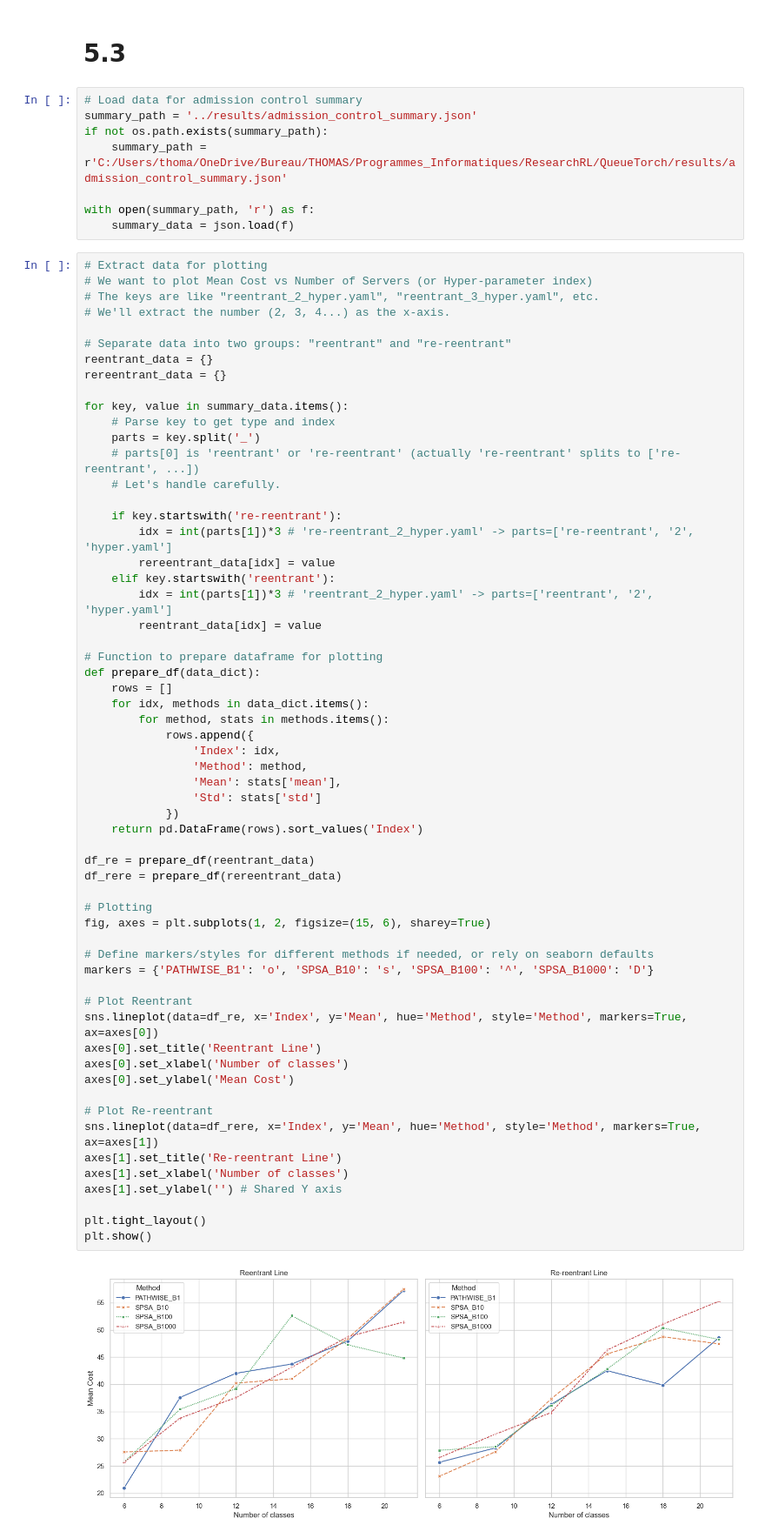
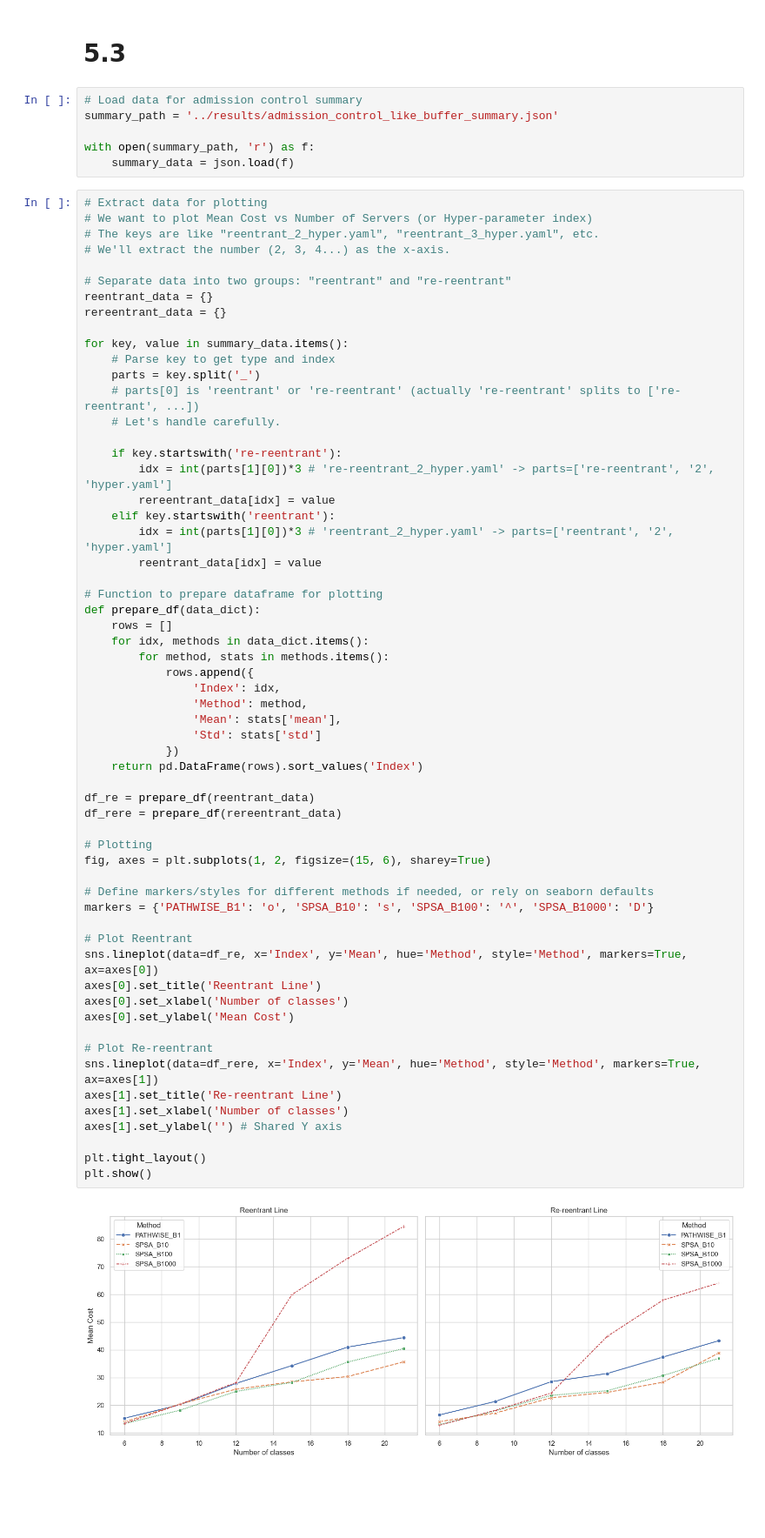
Before and after one commit to ThomasMoulin-hub/QueueTorchReviews, a Jupyter notebook: notebooks/reproducing_figs.ipynb, the cells around one changed output. Shown at 87% size. Saved outputs shown, nothing was run; the diff lists cells and outputs as text; blank space fills up the shorter version.

```diff
--- a/notebooks/reproducing_figs.ipynb
+++ b/notebooks/reproducing_figs.ipynb
@@ -232,9 +229,7 @@ plt.show()
 # 5.3
 # %%
 # Load data for admission control summary
-summary_path = '../results/admission_control_summary.json'
-if not os.path.exists(summary_path):
-    summary_path = r'C:/Users/thoma/OneDrive/Bureau/THOMAS/Programmes_Informatiques/ResearchRL/QueueTorch/results/admission_control_summary.json'
+summary_path = '../results/admission_control_like_buffer_summary.json'
 
 with open(summary_path, 'r') as f:
     summary_data = json.load(f)
@@ -255,10 +250,10 @@ for key, value in summary_data.items():
     # Let's handle carefully.
 
     if key.startswith('re-reentrant'):
-        idx = int(parts[1])*3 # 're-reentrant_2_hyper.yaml' -> parts=['re-reentrant', '2', 'hyper.yaml']
+        idx = int(parts[1][0])*3 # 're-reentrant_2_hyper.yaml' -> parts=['re-reentrant', '2', 'hyper.yaml']
         rereentrant_data[idx] = value
     elif key.startswith('reentrant'):
-        idx = int(parts[1])*3 # 'reentrant_2_hyper.yaml' -> parts=['reentrant', '2', 'hyper.yaml']
+        idx = int(parts[1][0])*3 # 'reentrant_2_hyper.yaml' -> parts=['reentrant', '2', 'hyper.yaml']
         reentrant_data[idx] = value
 
 # Function to prepare dataframe for plotting
@@ -271,31 +266,31 @@ def prepare_df(data_dict):
                 'Method': method,
                 'Mean': stats['mean'],
                 'Std': stats['std']
             })
     return pd.DataFrame(rows).sort_values('Index')
 
 df_re = prepare_df(reentrant_data)
 df_rere = prepare_df(rereentrant_data)
 
 # Plotting
 fig, axes = plt.subplots(1, 2, figsize=(15, 6), sharey=True)
 
 # Define markers/styles for different methods if needed, or rely on seaborn defaults
 markers = {'PATHWISE_B1': 'o', 'SPSA_B10': 's', 'SPSA_B100': '^', 'SPSA_B1000': 'D'}
 
 # Plot Reentrant
 sns.lineplot(data=df_re, x='Index', y='Mean', hue='Method', style='Method', markers=True, ax=axes[0])
 axes[0].set_title('Reentrant Line')
 axes[0].set_xlabel('Number of classes')
 axes[0].set_ylabel('Mean Cost')
 
 # Plot Re-reentrant
 sns.lineplot(data=df_rere, x='Index', y='Mean', hue='Method', style='Method', markers=True, ax=axes[1])
 axes[1].set_title('Re-reentrant Line')
 axes[1].set_xlabel('Number of classes')
 axes[1].set_ylabel('') # Shared Y axis
 
 plt.tight_layout()
 plt.show()
 # %% [output]
-[figure, old version]
+[figure, new version]
```
Also changed, not shown: parts of 1 cell of this notebook, 10 other files.
